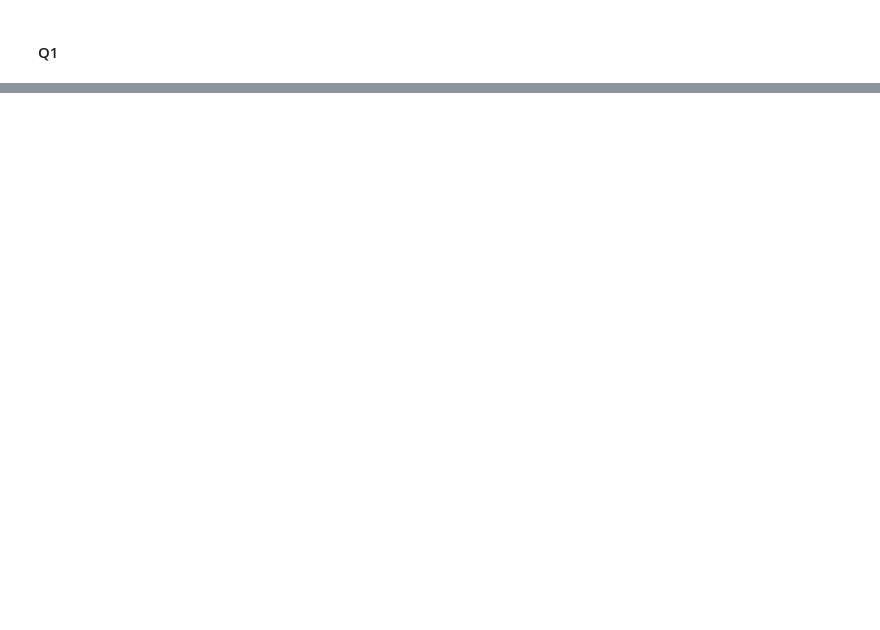
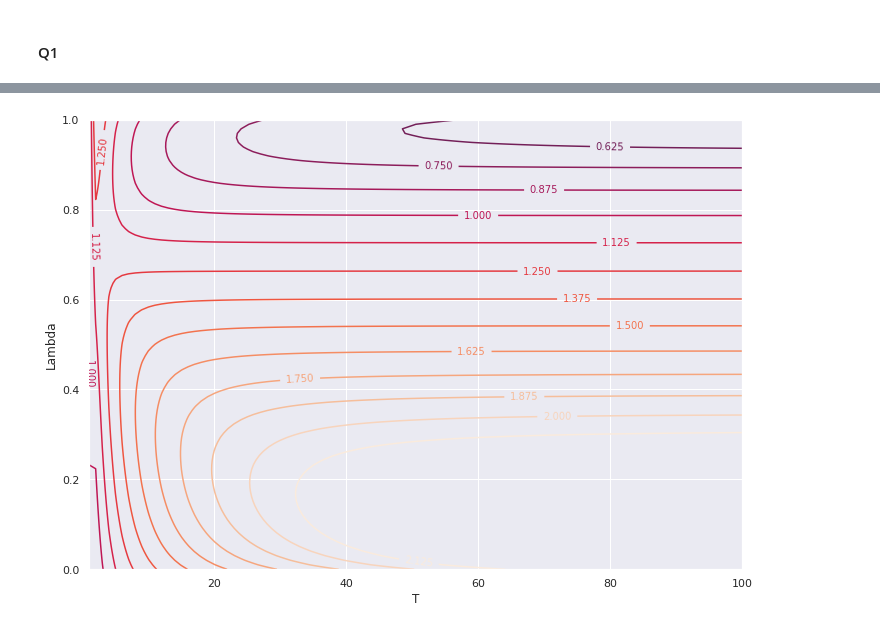
Before and after one commit to NoFishLikeIan/tinbergen, a Jupyter notebook: homework/spatial/Assignment.ipynb, the cells around one changed output, grey strips where cells are left out. Saved outputs shown, nothing was run; the diff lists cells and outputs as text; code cells hidden in the pictures; blank space fills up the shorter version.

```diff
--- a/homework/spatial/Assignment.ipynb
+++ b/homework/spatial/Assignment.ipynb
@@ -87,0 +175,20 @@ plt.show()
+# %%
+def tomahawk(model, Ts = np.linspace(1, 20, 100)):
+    lams = np.linspace(0, 1, 100)
+
+    l, t = np.meshgrid(lams, Ts)
+
+    @np.vectorize
+    def real_wage(l, T):
+        sol = model.solve(l, T)
+        try:
+            wages = sol[3]
+        except TypeError:
+            breakpoint()
+
+        return wages[0]/wages[1]
+
+
+    wr = real_wage(l, t)
+
+    return l, t, wr
@@ -87,0 +201,6 @@ plt.show()
+# %%
+model = TwoRegionModel(delta=g["delta"], eps=g["eps"], phi=0.7, verbose=0)
+lam, T, wr = tomahawk(model, Ts = np.linspace(1, 100, 100))
+plt_countour(T, lam, wr, labels = ["T", "Lambda"], f=False)
+# %% [output]
+[figure, added]
```
Also changed, not shown: parts of 14 cells of this notebook, 1 other file.
